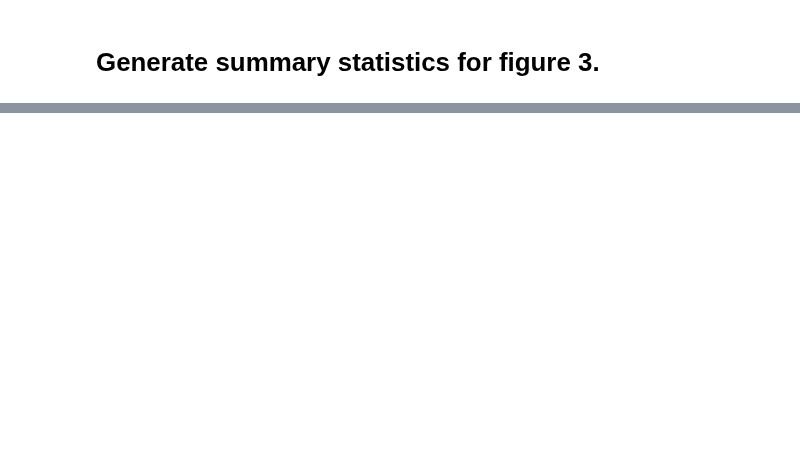
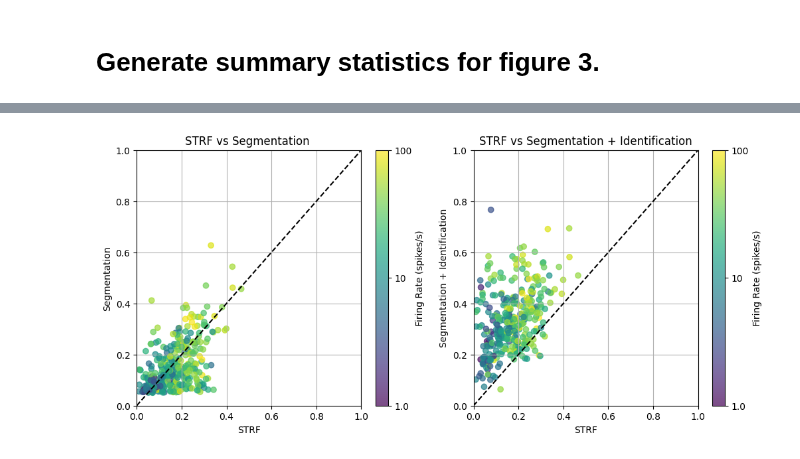
Before and after one commit to theunissenlab/strfPy, a Jupyter notebook: PaperFigs/summaryStats.ipynb, the cells around one changed output, grey strips where cells are left out. Saved outputs shown, nothing was run; the diff lists cells and outputs as text; code cells hidden in the pictures; blank space fills up the shorter version.

```diff
--- a/PaperFigs/summaryStats.ipynb
+++ b/PaperFigs/summaryStats.ipynb
@@ -165,0 +337,33 @@ np.float64(2.0709826662528354)
+# %%
+plt.figure(figsize=(12, 5))
+plt.subplot(1,2,1)
+plt.scatter(r2STRFs[idx_model]/r2Ceils[idx_model], r2Segs[idx_model]/r2Ceils[idx_model], c = np.log10(rate[idx_model]), cmap ='viridis', alpha=0.7, clim=(np.log10(rate_threshold), 2.0))
+plt.plot([0, 1], [0, 1], 'k--')
+plt.title('STRF vs Segmentation ')
+plt.xlabel('STRF')
+plt.ylabel('Segmentation')
+cbar = plt.colorbar(label='Firing Rate (spikes/s)')
+tickvalues = cbar.get_ticks()
+cbar.set_ticks([np.log10(rate_threshold), 1.0, 2.0])
+cbar.set_ticklabels([rate_threshold, 10, 100])
+plt.xlim((0.0, 1.0))
+plt.ylim((0.0, 1.0))
+plt.grid(True)
+
+plt.subplot(1,2,2)
+plt.scatter(r2STRFs[idx_model]/r2Ceils[idx_model], r2segIds[idx_model]/r2Ceils[idx_model], c = np.log10(rate[idx_model]), cmap ='viridis', alpha=0.7, clim=(np.log10(rate_threshold), 2.0))
+plt.plot([0, 1], [0, 1], 'k--')
+plt.title('STRF vs Segmentation + Identification')
+plt.xlabel('STRF')
+plt.ylabel('Segmentation + Identification')
+cbar = plt.colorbar(label='Firing Rate (spikes/s)')
+tickvalues = cbar.get_ticks()
+cbar.set_ticks([np.log10(rate_threshold), 1.0, 2.0])
+cbar.set_ticklabels([rate_threshold, 10, 100])
+plt.xlim((0.0, 1.0))
+plt.ylim((0.0, 1.0))
+plt.grid(True)
+
+plt.show()
+# %% [output]
+[figure, added]
```
Also changed, not shown: parts of 7 cells of this notebook.
